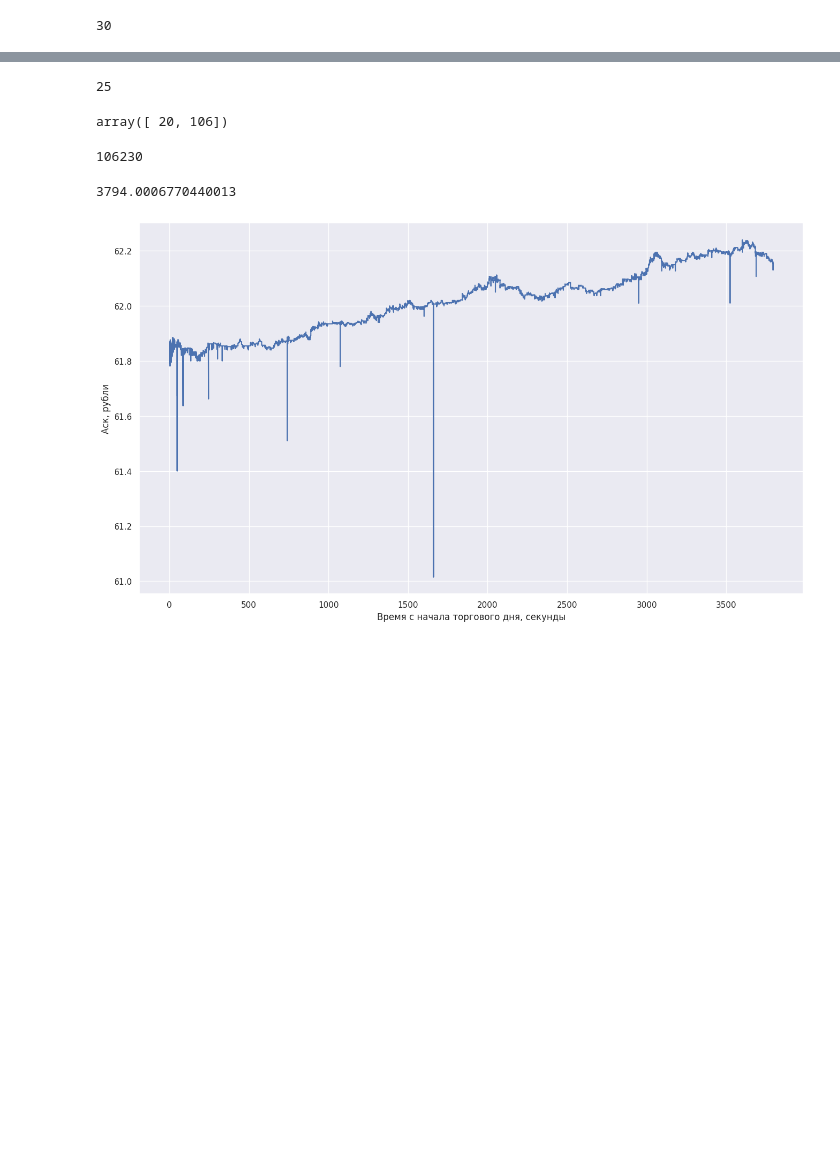
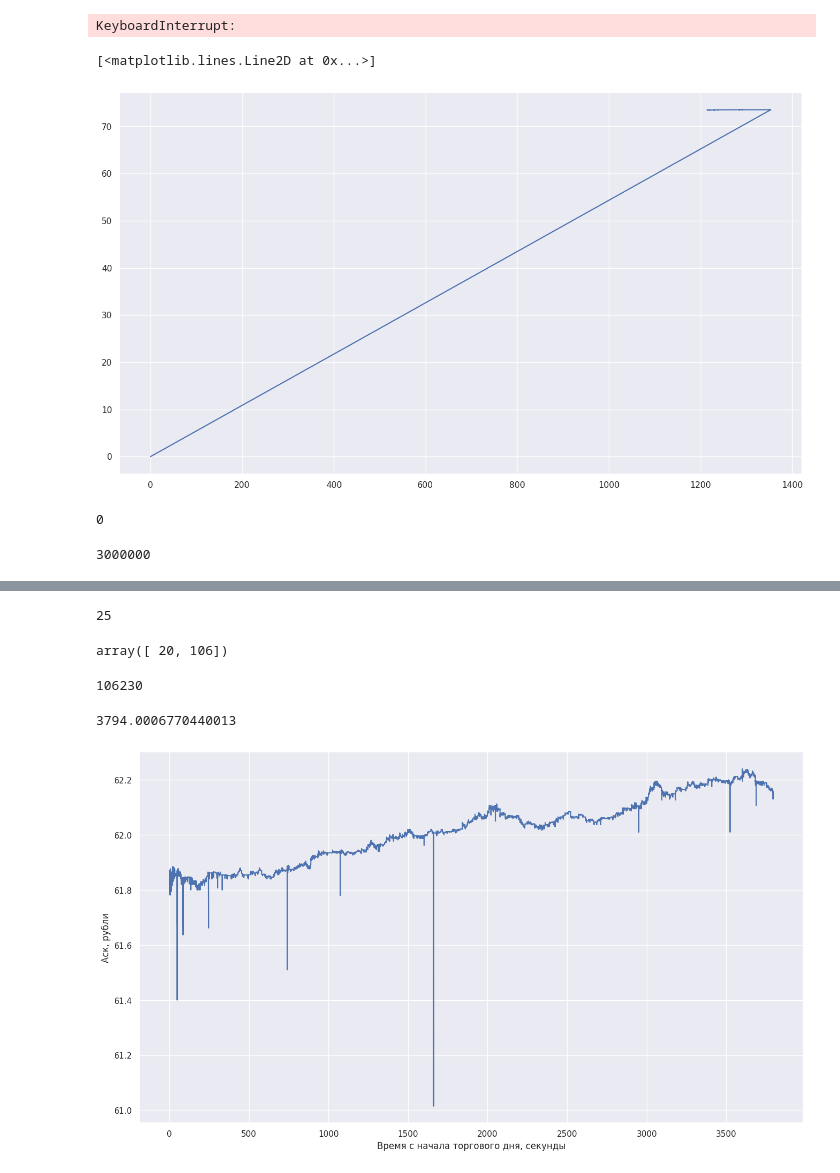
Before and after one commit to VsevolodZaostrovsky/OWModel, a Jupyter notebook: New data/coefs anal/backtest.ipynb, the cells around one changed output, grey strips where cells are left out. Saved outputs shown, nothing was run; the diff lists cells and outputs as text; code cells hidden in the pictures; blank space fills up the shorter version.

```diff
--- a/New data/coefs anal/backtest.ipynb
+++ b/New data/coefs anal/backtest.ipynb
@@ -10,4 +10,43 @@ from sklearn.model_selection import TimeSeriesSplit
 from tqdm import tqdm
 
 sns.set(rc = {"figure.figsize":(16, 9)})
+# %%
+file = open("USD000UTSTOM_l2_ask.txt", 'r')
+
+m_l = 3000000
+wind = 300000
+
+asks = np.full((m_l,), 0.)
+times = np.full((m_l,), 0.)
+
+
+
+for i in range(m_l + wind):
+    try:
+        line = next(file)
+    except:
+        print("cant read even one line")
+        file.close()
+        break
+
+    if(i >= wind):
+        line = line.split()
+        # print(line[2][:-1])
+        asks[i - wind] = float(line[2][:-1])
+        times[i - wind] = sum(np.array(line[0].split(":")).astype(float) * np.array([3600, 60, 1])) - 36000
+# %% [output]
+KeyboardInterrupt:
+# %%
+plt.plot(times, asks)
+# %% [output]
+[<matplotlib.lines.Line2D at 0x...>]
+[figure, added]
+# %%
+sum(times[:-100459]==0)
+# %% [output]
+0
+# %%
+len(times)
+# %% [output]
+3000000
 # %%
@@ -24,7 +63,3 @@ dfVolT30 = df[df["Volume"] > 1e5]
 
 NumsVol = np.array(dfVolT30["Unnamed: 0"])
 NumsAsk = np.array(dfAskT30["Unnamed: 0"])
-# %%
-len(dfVolT30["Volume"])
-# %% [output]
-30
```
Also changed, not shown: parts of 2 cells of this notebook, 30 other files.
